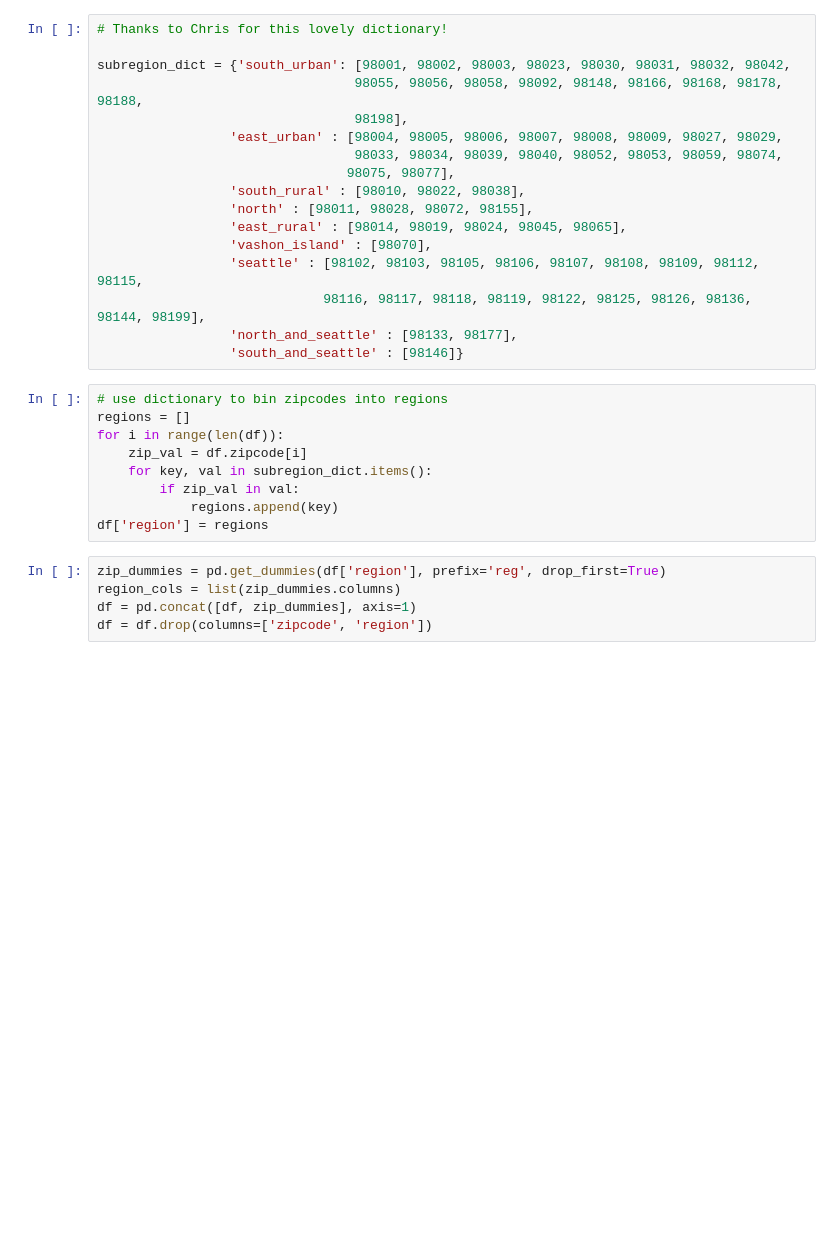
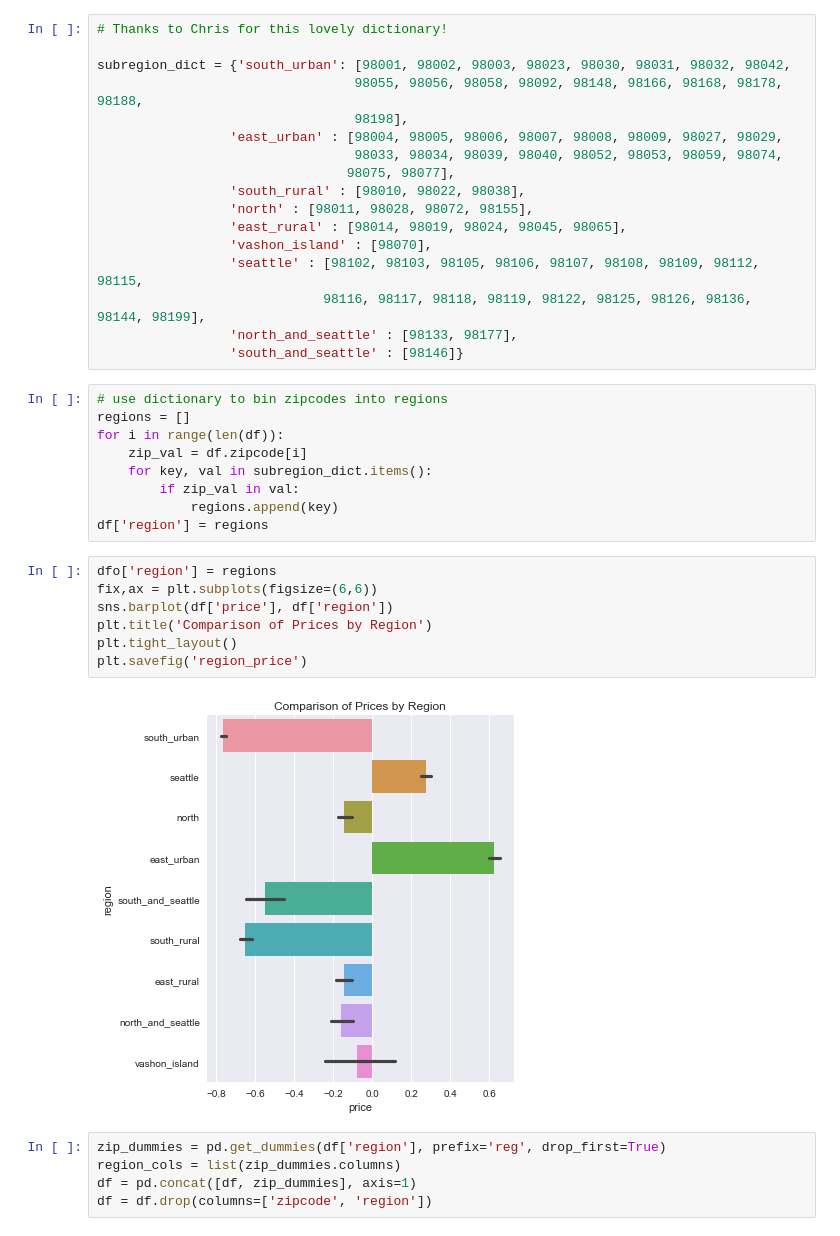
Before and after one commit to katmandoone/dsc-mod-2-project-v2-1-onl01-dtsc-pt-041320, a Jupyter notebook: student.ipynb, the cells around one changed output. Drawn from its saved outputs; the diff is of its cells as text; blank space fills up the shorter version.

```diff
--- a/student.ipynb
+++ b/student.ipynb
@@ -674,6 +658,15 @@ for i in range(len(df)):
         if zip_val in val:
             regions.append(key)
 df['region'] = regions
+# %%
+dfo['region'] = regions
+fix,ax = plt.subplots(figsize=(6,6))
+sns.barplot(df['price'], df['region'])
+plt.title('Comparison of Prices by Region')
+plt.tight_layout()
+plt.savefig('region_price')
+# %% [output]
+[figure, added]
 # %%
 zip_dummies = pd.get_dummies(df['region'], prefix='reg', drop_first=True)
 region_cols = list(zip_dummies.columns)
```
Also changed, not shown: parts of 25 cells of this notebook, 9 other files.
